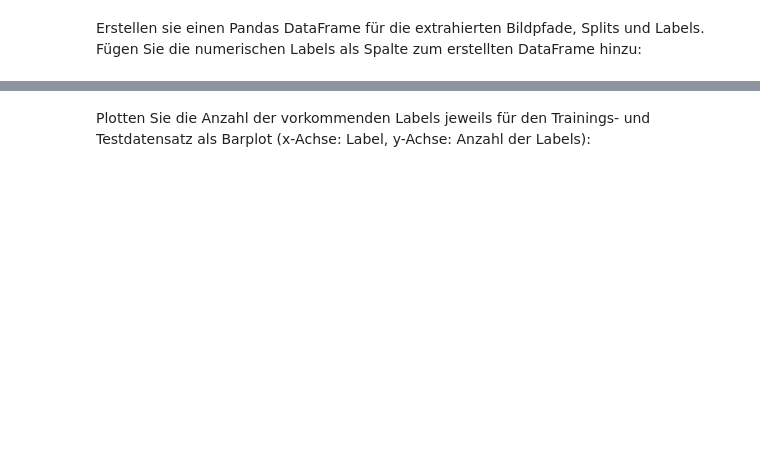
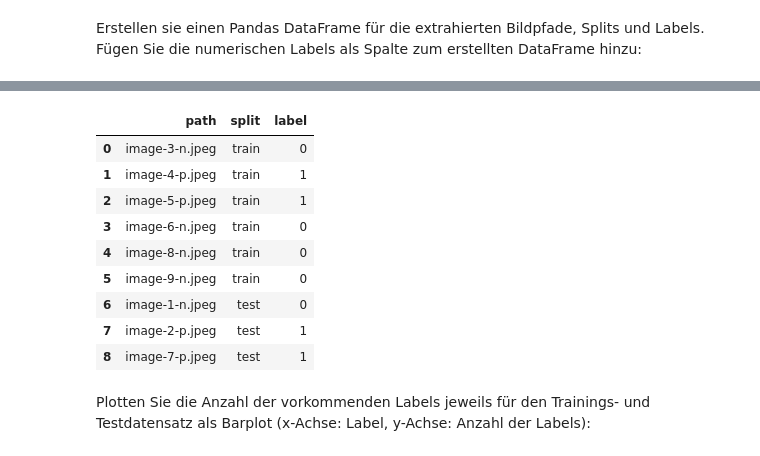
Before and after one commit to Noble-Dango/ml2026, a Jupyter notebook: 1_pythonIntro/notebooks/Exercise_1-Task.ipynb, the cells around one changed output, grey strips where cells are left out. Saved outputs shown, nothing was run; the diff lists cells and outputs as text; code cells hidden in the pictures; blank space fills up the shorter version.

```diff
--- a/1_pythonIntro/notebooks/Exercise_1-Task.ipynb
+++ b/1_pythonIntro/notebooks/Exercise_1-Task.ipynb
@@ -45,2 +54,24 @@ Erstellen sie einen Pandas DataFrame für die extrahierten Bildpfade, Splits und
+# %%
+paths = walk_train + (walk_test)
+labels = labels_train + (labels_test)
+splits = ["train"] * len(walk_train) + ["test"] * len(walk_test)
+
+df = pd.DataFrame({
+    "path": paths,
+    "split": splits,
+    "label": labels
+})
+df
+# %% [output]
+|  | path | split | label |
+| 0 | image-3-n.jpeg | train | 0 |
+| 1 | image-4-p.jpeg | train | 1 |
+| 2 | image-5-p.jpeg | train | 1 |
+| 3 | image-6-n.jpeg | train | 0 |
+| 4 | image-8-n.jpeg | train | 0 |
+| 5 | image-9-n.jpeg | train | 0 |
+| 6 | image-1-n.jpeg | test | 0 |
+| 7 | image-2-p.jpeg | test | 1 |
+| 8 | image-7-p.jpeg | test | 1 |
 # %% [markdown]
 Plotten Sie die Anzahl der vorkommenden Labels jeweils für den Trainings- und Testdatensatz als Barplot (x-Achse: Label, y-Achse: Anzahl der Labels):
```
Also changed, not shown: parts of 11 cells of this notebook, 1 other file.
